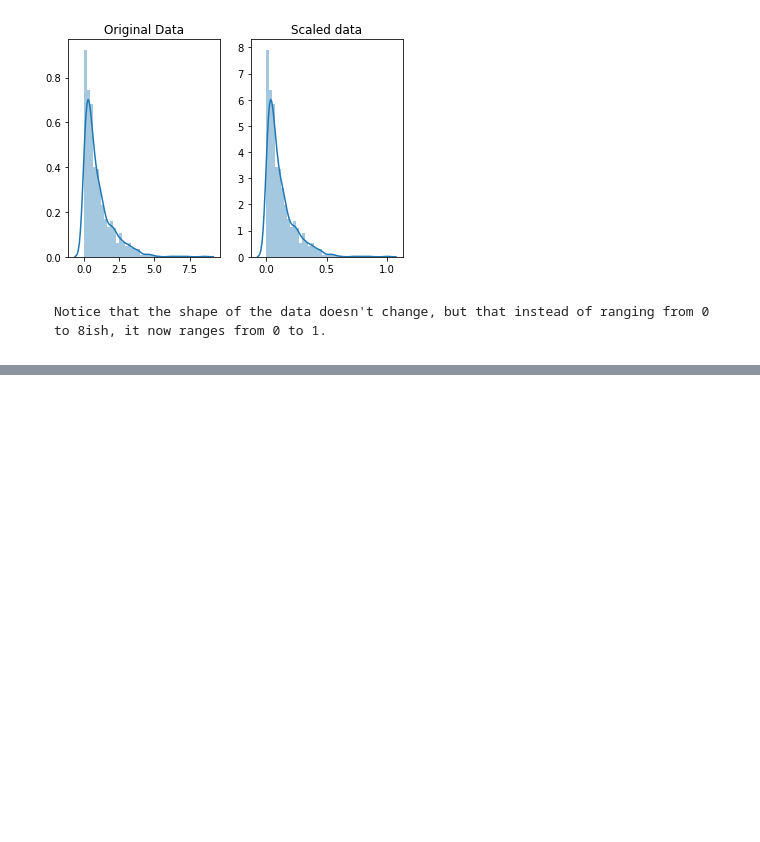
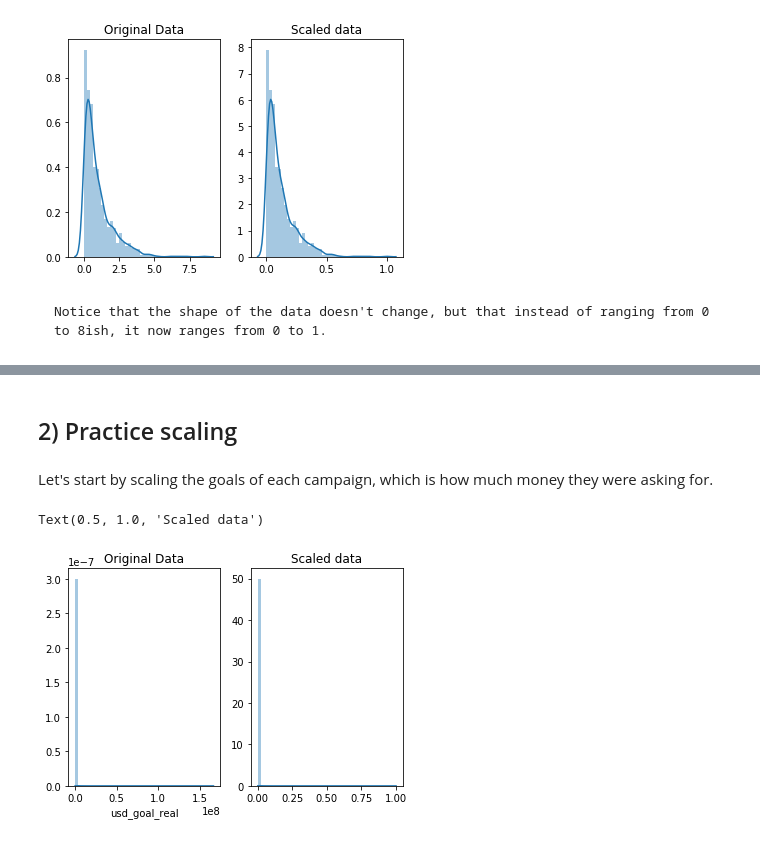
Before and after one commit to moisesr4/DataScienceTraining, a Jupyter notebook: DataCleaning/Day2_Scaling and normalization.ipynb, the cells around one changed output, grey strips where cells are left out. Drawn from its saved outputs; the diff is of its cells as text; code cells hidden in the pictures; blank space fills up the shorter version.

```diff
--- a/DataCleaning/Day2_Scaling and normalization.ipynb
+++ b/DataCleaning/Day2_Scaling and normalization.ipynb
@@ -54,0 +93,20 @@ Text(0.5, 1.0, 'Scaled data')
+# %% [markdown]
+## 2) Practice scaling
+# %% [markdown]
+Let's start by scaling the goals of each campaign, which is how much money they were asking for.
+# %%
+# select the usd_goal_real column
+usd_goal = kickstarters_2017.usd_goal_real
+
+# scale the goals from 0 to 1
+scaled_data = minmax_scaling(usd_goal, columns = [0])
+
+# plot the original & scaled data together to compare
+fig, ax=plt.subplots(1,2)
+sns.distplot(kickstarters_2017.usd_goal_real, ax=ax[0])
+ax[0].set_title("Original Data")
+sns.distplot(scaled_data, ax=ax[1])
+ax[1].set_title("Scaled data")
+# %% [output]
+Text(0.5, 1.0, 'Scaled data')
+[figure, added]
```
Also changed, not shown: parts of 13 cells of this notebook.
